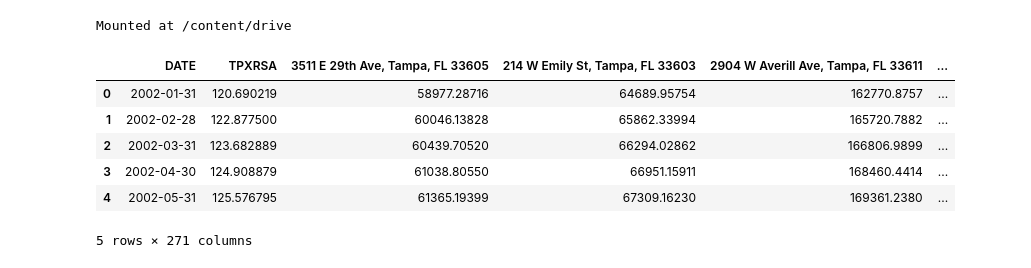
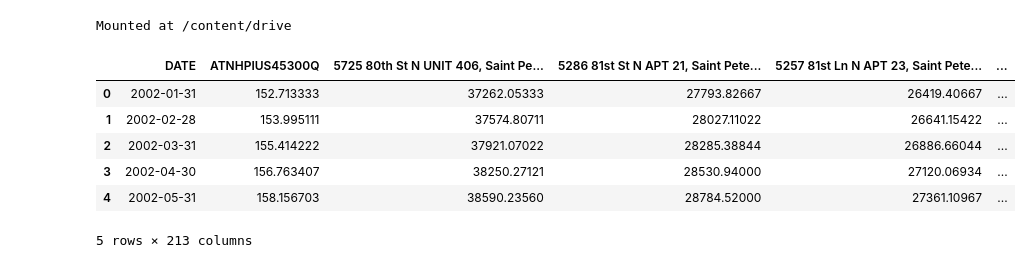
Before and after one commit to sid-ak/JPHomeValue, a Jupyter notebook: requests/Prediction-Automation.ipynb, the cells around one changed output. Saved outputs shown, nothing was run; the diff lists cells and outputs as text; code cells hidden in the pictures.

```diff
--- a/requests/Prediction-Automation.ipynb
+++ b/requests/Prediction-Automation.ipynb
@@ -27,16 +27,16 @@ from pylab import rcParams
 from numpy import array
 # %%
 # Read Data from CSV into Dataframe
-df = pd.read_csv('/content/drive/MyDrive/JPM/jphomevalue/data/MonthlyHousePriceDataTampa.csv')
+df = pd.read_csv('/content/drive/MyDrive/JPM/jphomevalue/data/HousePriceDataStPete.csv')
 df.head()
 # %% [output]
-|  | DATE | TPXRSA | 3511 E 29th Ave, Tampa, FL 33605 | 214 W Emily St, Tampa, FL 33603 | 2904 W Averill Ave, Tampa, FL 33611 | ... |
-| 0 | 2002-01-31 | 120.690219 | 58977.28716 | 64689.95754 | 162770.8757 | ... |
-| 1 | 2002-02-28 | 122.877500 | 60046.13828 | 65862.33994 | 165720.7882 | ... |
-| 2 | 2002-03-31 | 123.682889 | 60439.70520 | 66294.02862 | 166806.9899 | ... |
-| 3 | 2002-04-30 | 124.908879 | 61038.80550 | 66951.15911 | 168460.4414 | ... |
-| 4 | 2002-05-31 | 125.576795 | 61365.19399 | 67309.16230 | 169361.2380 | ... |
+|  | DATE | ATNHPIUS45300Q | 5725 80th St N UNIT 406, Saint Pe... | 5286 81st St N APT 21, Saint Pete... | 5257 81st Ln N APT 23, Saint Pete... | ... |
+| 0 | 2002-01-31 | 152.713333 | 37262.05333 | 27793.82667 | 26419.40667 | ... |
+| 1 | 2002-02-28 | 153.995111 | 37574.80711 | 28027.11022 | 26641.15422 | ... |
+| 2 | 2002-03-31 | 155.414222 | 37921.07022 | 28285.38844 | 26886.66044 | ... |
+| 3 | 2002-04-30 | 156.763407 | 38250.27121 | 28530.94000 | 27120.06934 | ... |
+| 4 | 2002-05-31 | 158.156703 | 38590.23560 | 28784.52000 | 27361.10967 | ... |
-5 rows × 271 columns
+5 rows × 213 columns
 # %%
 # ********* PRIOR INITIALIZATIONS **************************
 # *************** RUN ONCE *********************************
```
Also changed, not shown: parts of 5 cells of this notebook, 12 other files.
